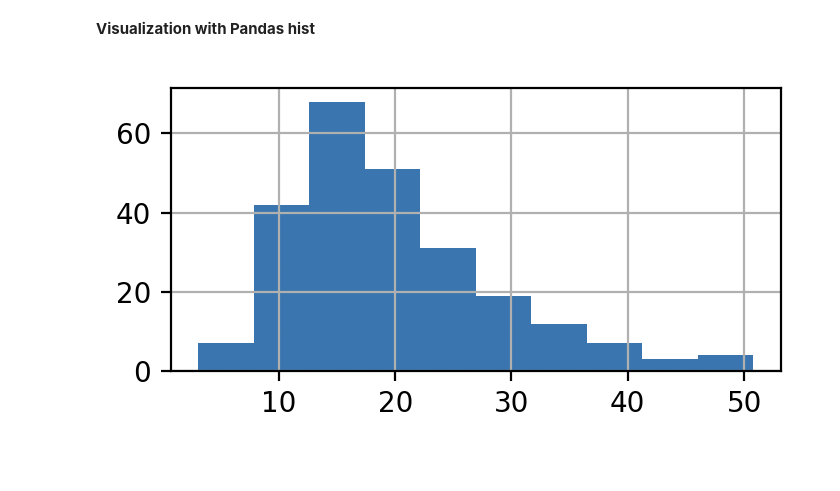
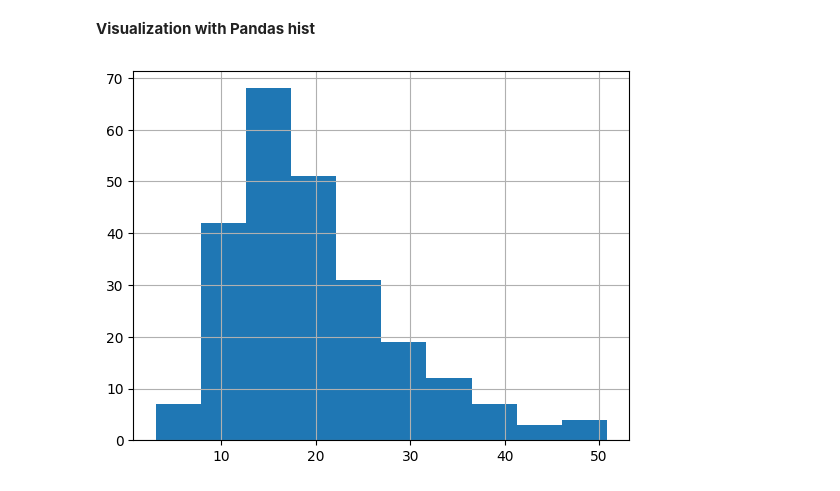
Before and after one commit to YeldaYuksel/Data_Visualization_Seaborn, a Jupyter notebook: data-visualization-seaborn.ipynb, the cells around one changed output. Drawn from its saved outputs; the diff is of its cells as text; code cells hidden in the pictures; blank space fills up the shorter version.

```diff
--- a/data-visualization-seaborn.ipynb
+++ b/data-visualization-seaborn.ipynb
@@ -27,7 +35,7 @@
 # %% [markdown]
 **Visualization with Pandas hist**
 # %%
-#df["total_bill"].hist()
-#plt.show()
+df["total_bill"].hist()
+plt.show()
+# %% [output]
+[figure, added]
-# %% [markdown]
-![Ekran Resmi 2024-09-01 21.29.03.png](attachment:a375c261-c84d-40c0-849c-ed3554306b02.png)
```
Also changed, not shown: parts of 5 cells of this notebook.
